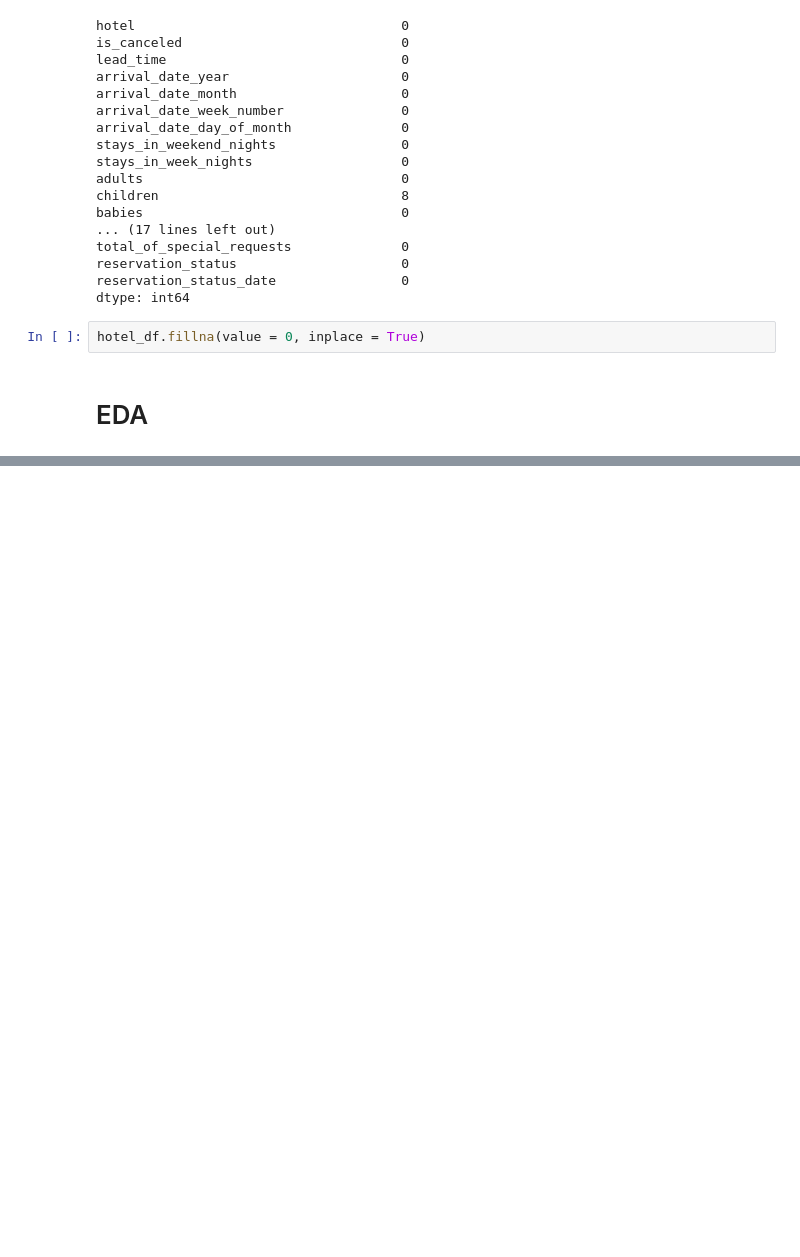
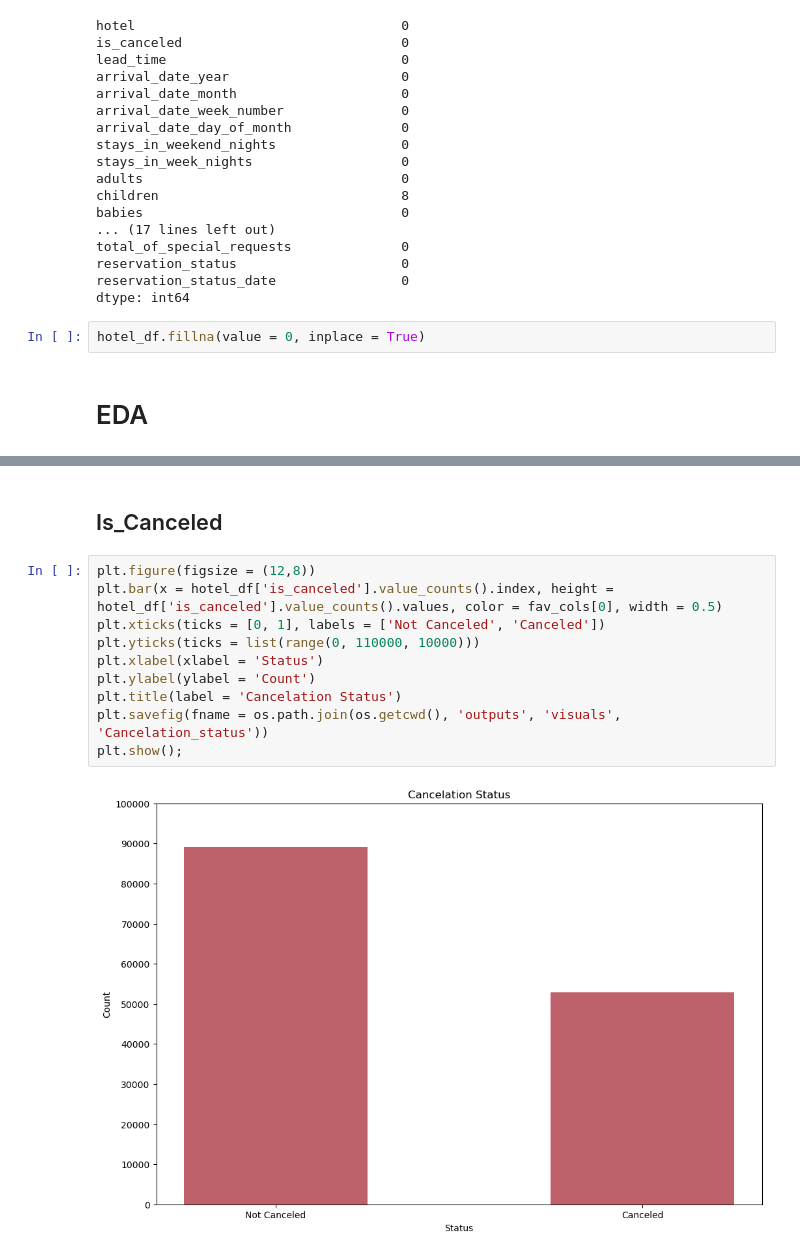
Before and after one commit to SMemic4/Hotels, a Jupyter notebook: notebooks/hotels.ipynb, the cells around one changed output, grey strips where cells are left out. Cells and saved outputs as stored; diff of their text form; blank space fills up the shorter version.

```diff
--- a/notebooks/hotels.ipynb
+++ b/notebooks/hotels.ipynb
@@ -186,0 +186,14 @@ plt.show();
+# %% [markdown]
+##  Is_Canceled
+# %%
+plt.figure(figsize = (12,8))
+plt.bar(x = hotel_df['is_canceled'].value_counts().index, height = hotel_df['is_canceled'].value_counts().values, color = fav_cols[0], width = 0.5)
+plt.xticks(ticks = [0, 1], labels = ['Not Canceled', 'Canceled'])
+plt.yticks(ticks = list(range(0, 110000, 10000)))
+plt.xlabel(xlabel = 'Status')
+plt.ylabel(ylabel = 'Count')
+plt.title(label = 'Cancelation Status')
+plt.savefig(fname = os.path.join(os.getcwd(), 'outputs', 'visuals', 'Cancelation_status'))
+plt.show();
+# %% [output]
+[figure, added]
```
Also changed, not shown: parts of 4 cells of this notebook, 2 other files.
